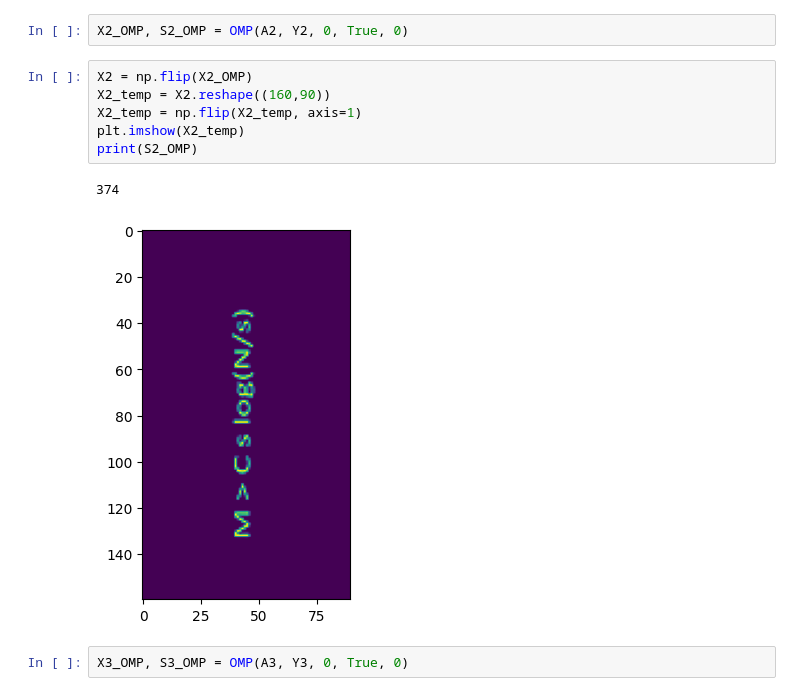
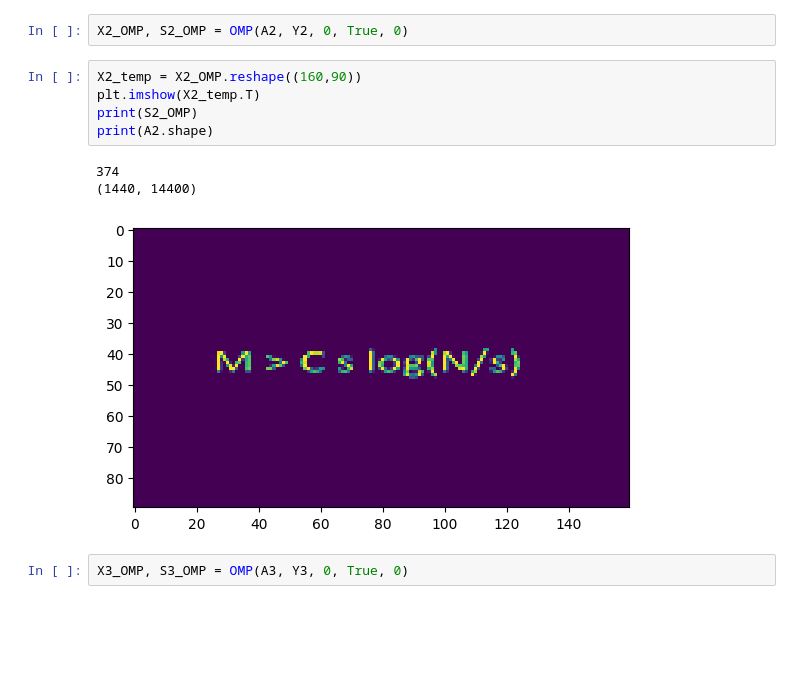
Before and after one commit to awiesmu11a/ECE269-Orthogonal-matchin-pursuit, a Jupyter notebook: solution.ipynb, the cells around one changed output. Drawn from its saved outputs; the diff is of its cells as text; blank space fills up the shorter version.

```diff
--- a/solution.ipynb
+++ b/solution.ipynb
@@ -894,14 +908,14 @@ print(X1_temp)
 # %%
 X2_OMP, S2_OMP = OMP(A2, Y2, 0, True, 0)
 # %%
-X2 = np.flip(X2_OMP)
-X2_temp = X2.reshape((160,90))
-X2_temp = np.flip(X2_temp, axis=1)
-plt.imshow(X2_temp)
+X2_temp = X2_OMP.reshape((160,90))
+plt.imshow(X2_temp.T)
 print(S2_OMP)
+print(A2.shape)
 # %% [output]
 374
+(1440, 14400)
-[figure, old version]
+[figure, new version]
 # %%
 X3_OMP, S3_OMP = OMP(A3, Y3, 0, True, 0)
 # %%
```
Also changed, not shown: parts of 45 cells of this notebook, 26 other files.
